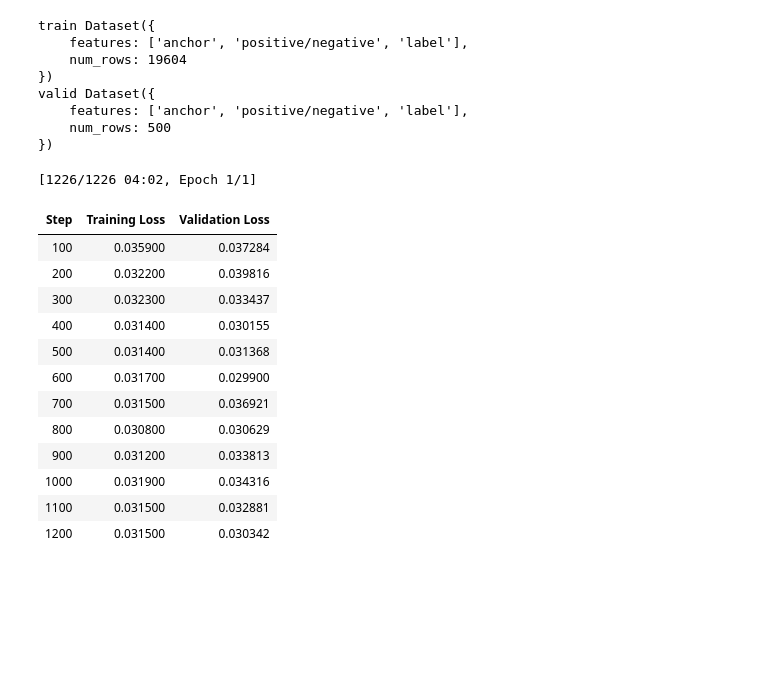
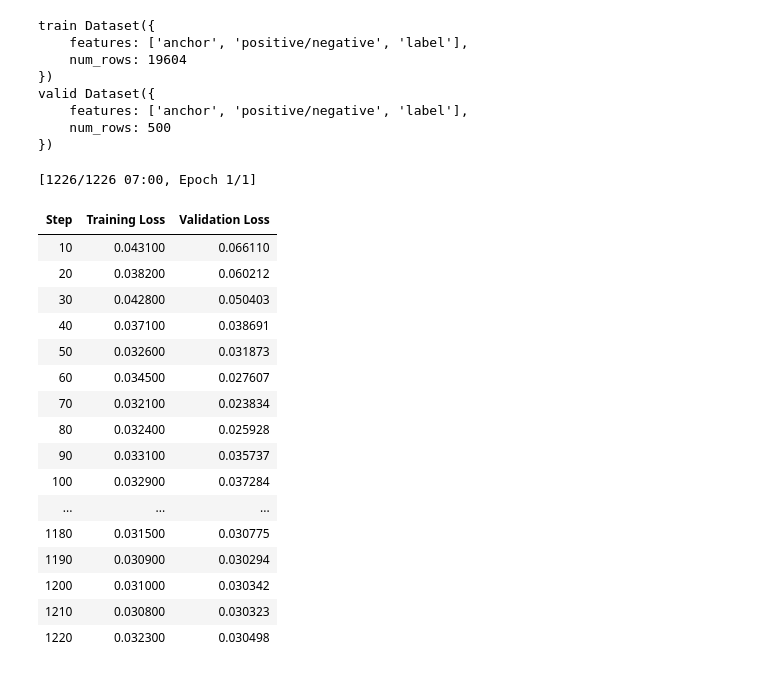
Before and after one commit to Fullitu/Basic-Code-Search, a Jupyter notebook: report.ipynb, the cells around one changed output. Drawn from its saved outputs; the diff is of its cells as text; code cells hidden in the pictures; blank space fills up the shorter version.

```diff
--- a/report.ipynb
+++ b/report.ipynb
@@ -326,45 +397,47 @@ valid Dataset({
 # %%
 from sentence_transformers.losses import ContrastiveLoss
 
-fine_tuned_model = EmbeddingModel()
+fine_tuned_model = EmbeddingModel(model_name='sentence-transformers/all-MiniLM-L6-v2')
 
 args = SentenceTransformerTrainingArguments(
     # Required parameter:
     output_dir="results/fine-tuned/cosqa-contrastive-loss",
     # Optional training parameters:
     num_train_epochs=1,
     per_device_train_batch_size=16,
     per_device_eval_batch_size=16,
     learning_rate=2e-5,
     warmup_ratio=0.1,
     # Optional tracking/debugging parameters:
     eval_strategy="steps",
-    eval_steps=100,
+    eval_steps=10,
     save_strategy="steps",
-    save_steps=100,
-    save_total_limit=2,
-    logging_steps=100,
-    run_name="basic-search-engine-cosqa-contrastive",  # Will be used in W&B if `wandb` is installed
+    save_total_limit=1,
+    logging_steps=10,
 )
 
-fine_tuned_model.train(
+history = fine_tuned_model.train(
     train_dataset=datasets['train'],
     eval_dataset=datasets['valid'],
     loss_function=ContrastiveLoss,
-    args=args # keep arguments consistent
+    args=args
 )
 # %% [output]
-[1226/1226 04:02, Epoch 1/1]
+[1226/1226 07:00, Epoch 1/1]
 | Step | Training Loss | Validation Loss |
-| 100 | 0.035900 | 0.037284 |
-| 200 | 0.032200 | 0.039816 |
-| 300 | 0.032300 | 0.033437 |
-| 400 | 0.031400 | 0.030155 |
-| 500 | 0.031400 | 0.031368 |
-| 600 | 0.031700 | 0.029900 |
-| 700 | 0.031500 | 0.036921 |
-| 800 | 0.030800 | 0.030629 |
-| 900 | 0.031200 | 0.033813 |
-| 1000 | 0.031900 | 0.034316 |
-| 1100 | 0.031500 | 0.032881 |
-| 1200 | 0.031500 | 0.030342 |
+| 10 | 0.043100 | 0.066110 |
+| 20 | 0.038200 | 0.060212 |
+| 30 | 0.042800 | 0.050403 |
+| 40 | 0.037100 | 0.038691 |
+| 50 | 0.032600 | 0.031873 |
+| 60 | 0.034500 | 0.027607 |
+| 70 | 0.032100 | 0.023834 |
+| 80 | 0.032400 | 0.025928 |
+| 90 | 0.033100 | 0.035737 |
+| 100 | 0.032900 | 0.037284 |
+| ... | ... | ... |
+| 1180 | 0.031500 | 0.030775 |
+| 1190 | 0.030900 | 0.030294 |
+| 1200 | 0.031000 | 0.030342 |
+| 1210 | 0.030800 | 0.030323 |
+| 1220 | 0.032300 | 0.030498 |
```
Also changed, not shown: parts of 29 cells of this notebook, 3 other files.
